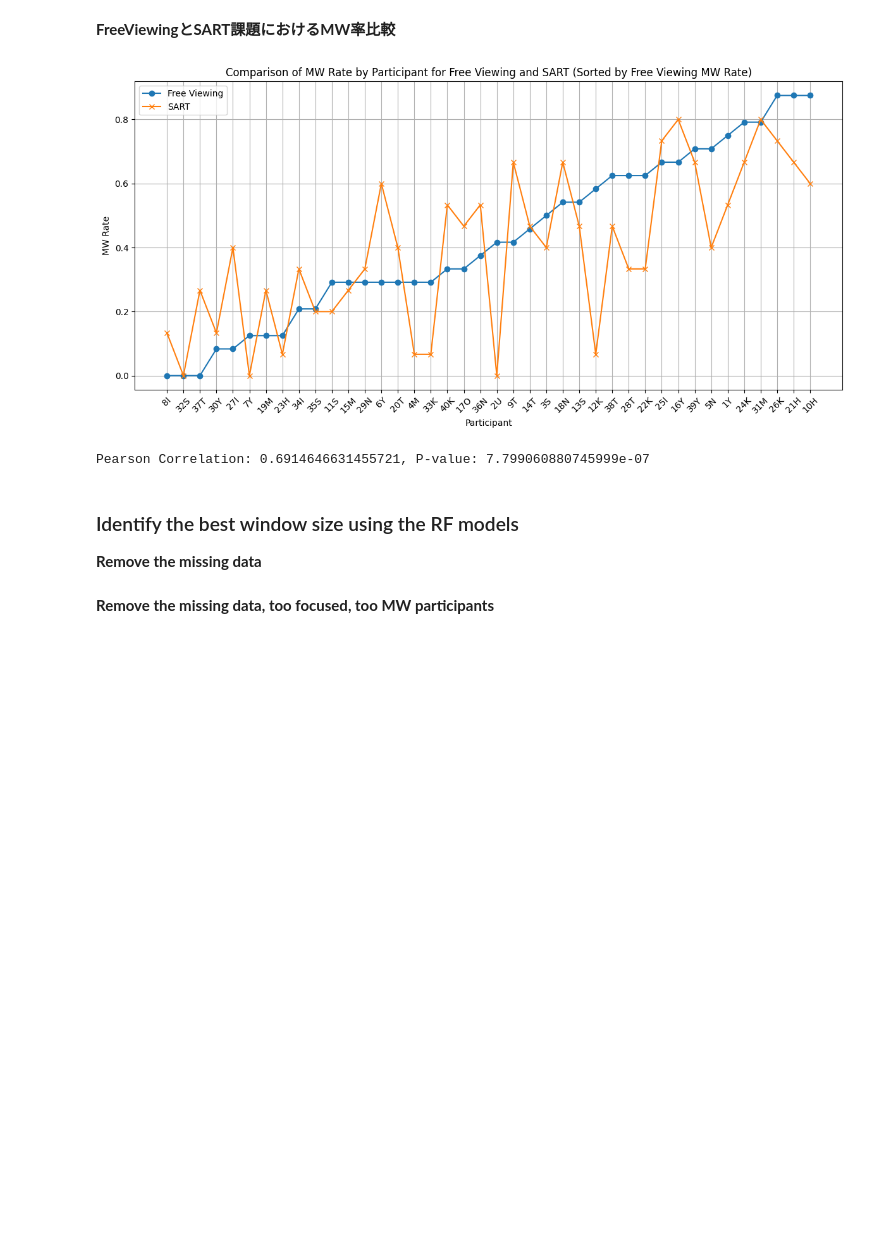
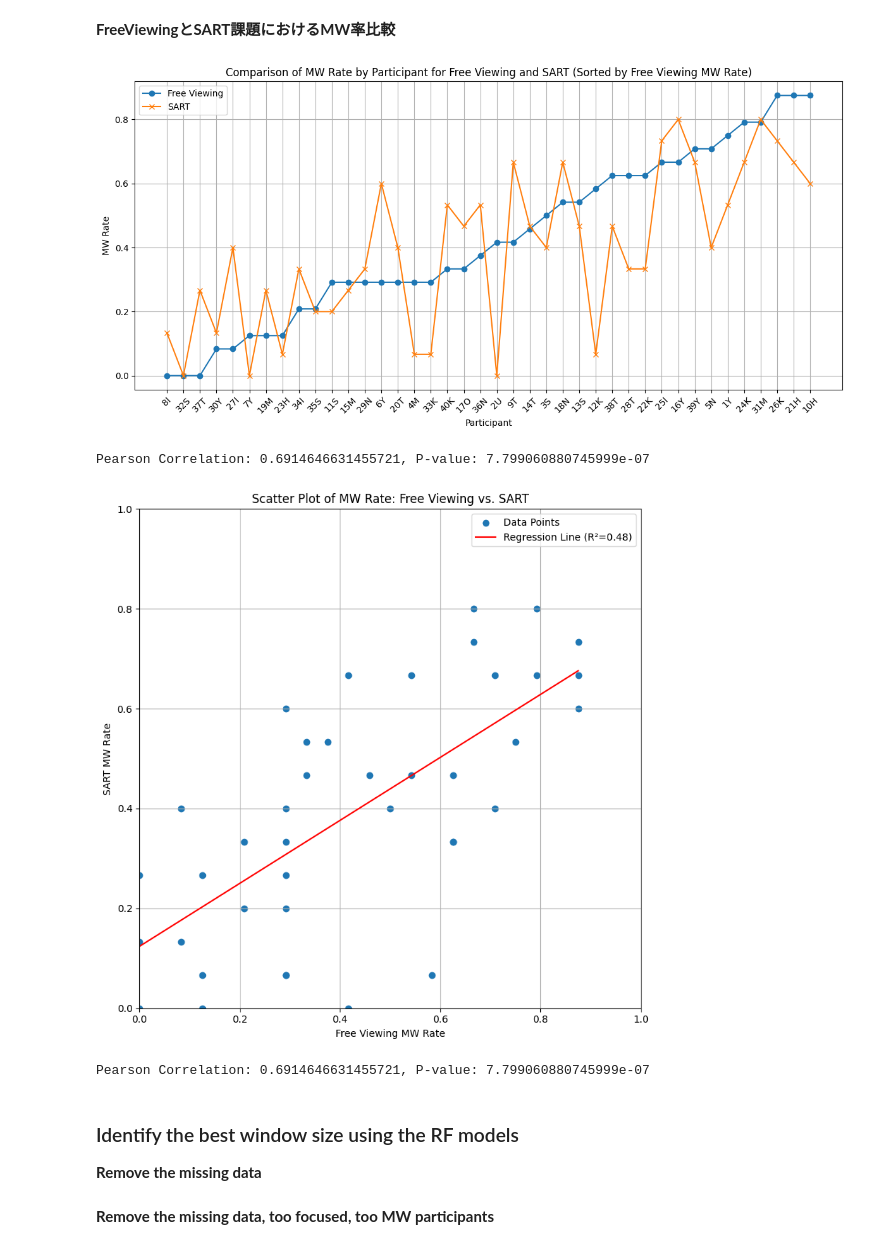
Before and after one commit to shiroyang/Mind-Wandering-Exp, a Jupyter notebook: Analysis/Summary/SART/Code/SART_analysis.ipynb, the cells around one changed output. Cells and saved outputs as stored; diff of their text form; code cells hidden in the pictures; blank space fills up the shorter version.

```diff
--- a/Analysis/Summary/SART/Code/SART_analysis.ipynb
+++ b/Analysis/Summary/SART/Code/SART_analysis.ipynb
@@ -140,6 +140,61 @@ print(f"Pearson Correlation: {correlation}, P-value: {p_value}")
 # %% [output]
 [figure]
 Pearson Correlation: 0.6914646631455721, P-value: 7.799060880745999e-07
+# %%
+import pandas as pd
+import matplotlib.pyplot as plt
+import numpy as np
+from scipy.stats import pearsonr, linregress
+
+# データを読み込み
+free_viewing_data = pd.read_csv('../../../../Analysis/Summary/FreeViewing/Data/FreeViewing_Summary_30sec.csv')
+sart_data = pd.read_csv('../../../../Analysis/Summary/SART/Data/SART_Summary_32sec.csv')
+
+# 被験者ごとのMW率を計算
+free_viewing_mw_rate = free_viewing_data.groupby('Participant')['MW'].mean()
+sart_mw_rate = sart_data.groupby('Participant')['MW'].mean()
+
+# データフレームにまとめる
+mw_rate_comparison = pd.DataFrame({
+    'Participant': free_viewing_mw_rate.index,
+    'Free Viewing MW Rate': free_viewing_mw_rate.values,
+    'SART MW Rate': sart_mw_rate.values
+})
+
+# Free ViewingのMW率に基づいて昇順にソート
+mw_rate_comparison_sorted_by_free_viewing = mw_rate_comparison.sort_values(by='Free Viewing MW Rate')
+
+# グラフをプロット
+plt.figure(figsize=(8, 8))
+plt.scatter(mw_rate_comparison_sorted_by_free_viewing['Free Viewing MW Rate'], mw_rate_comparison_sorted_by_free_viewing['SART MW Rate'], marker='o', label='Data Points')
+
+# 回帰線を計算
+slope, intercept, r_value, p_value, std_err = linregress(mw_rate_comparison_sorted_by_free_viewing['Free Viewing MW Rate'], mw_rate_comparison_sorted_by_free_viewing['SART MW Rate'])
+regression_line = slope * mw_rate_comparison_sorted_by_free_viewing['Free Viewing MW Rate'] + intercept
+
+# 回帰線をプロット
+plt.plot(mw_rate_comparison_sorted_by_free_viewing['Free Viewing MW Rate'], regression_line, color='red', label=f'Regression Line (R²={r_value**2:.2f})')
+
+# 軸範囲と目盛りを設定
+plt.xlim(0, 1)
+plt.ylim(0, 1)
+plt.xticks(np.arange(0, 1.1, 0.2))
+plt.yticks(np.arange(0, 1.1, 0.2))
+
+plt.xlabel('Free Viewing MW Rate')
+plt.ylabel('SART MW Rate')
+plt.title('Scatter Plot of MW Rate: Free Viewing vs. SART')
+plt.legend()
+plt.grid(True)
+plt.tight_layout()
+plt.show()
+
+# Calculate the Pearson correlation coefficient and p-value
+correlation, p_value = pearsonr(mw_rate_comparison['Free Viewing MW Rate'], mw_rate_comparison['SART MW Rate'])
+print(f"Pearson Correlation: {correlation}, P-value: {p_value}")
+# %% [output]
+[figure, added]
+Pearson Correlation: 0.6914646631455721, P-value: 7.799060880745999e-07
 # %% [markdown]
 ### Identify the best window size using the RF models
 
```
Also changed, not shown: parts of 3 cells of this notebook, 21 other files.
